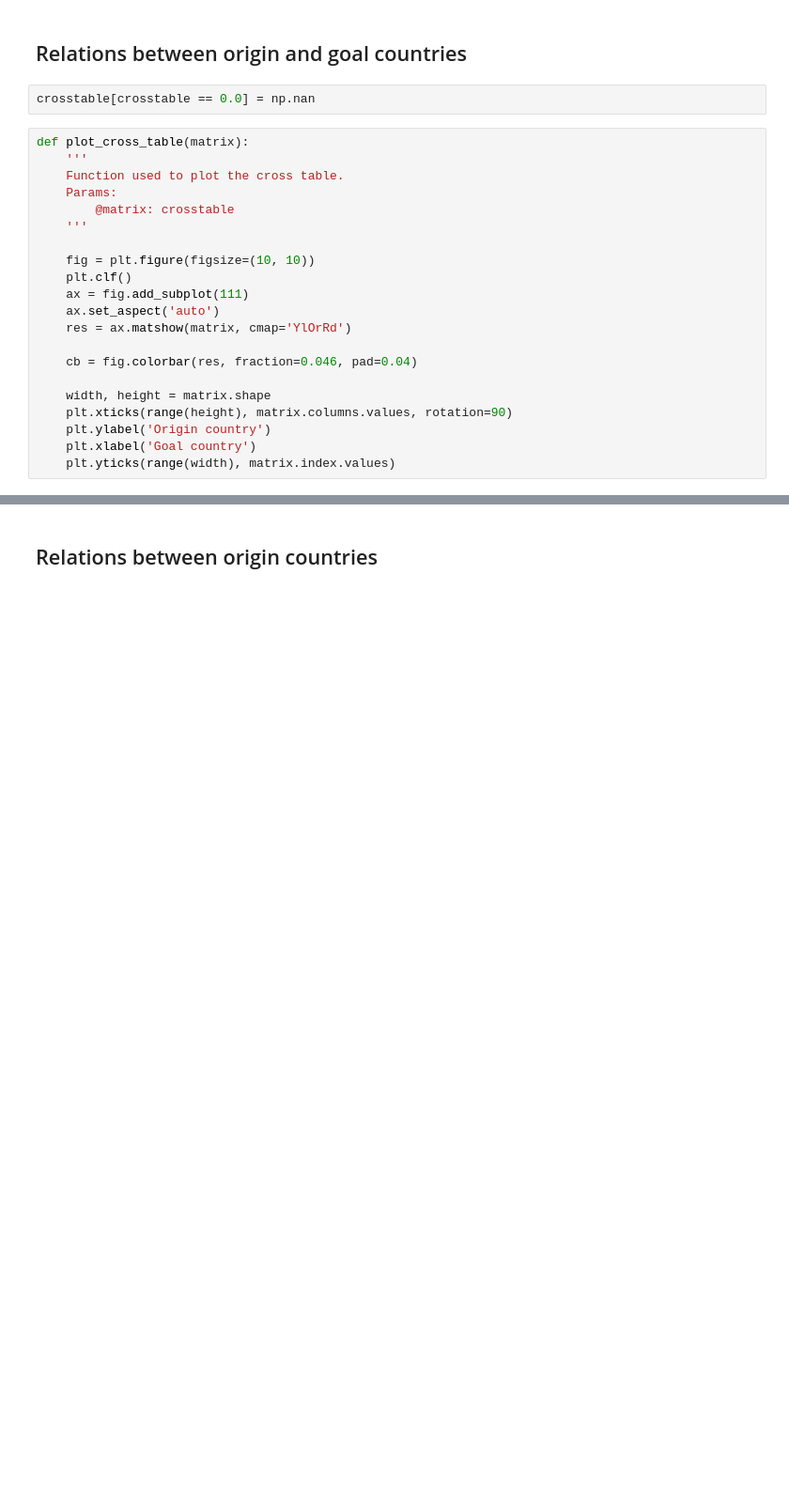
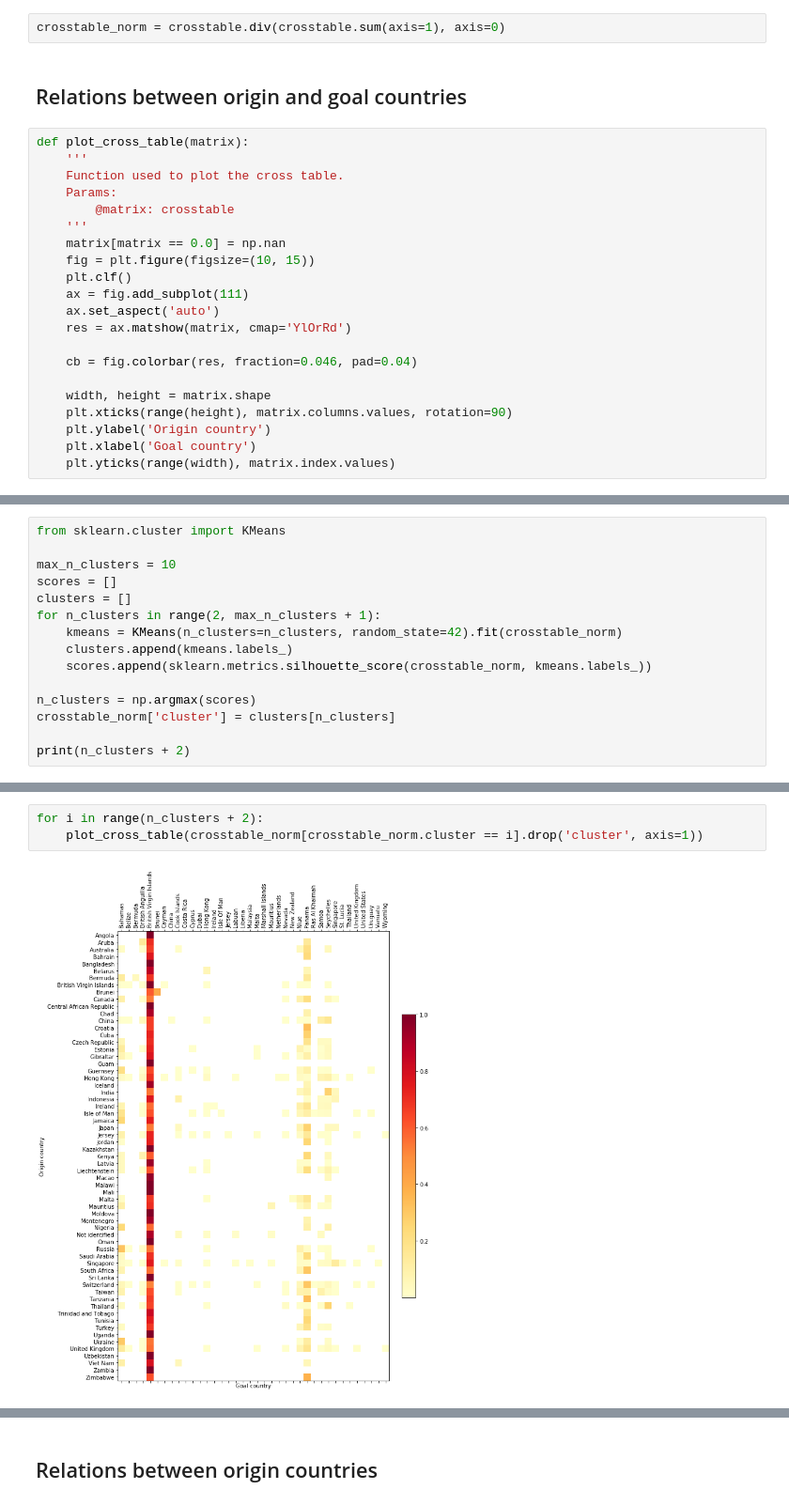
Before and after one commit to puccife/ADAHomeworks, a Jupyter notebook: project/Project_q3.ipynb, the cells around one changed output, grey strips where cells are left out. Shown at 94% size. Drawn from its saved outputs; the diff is of its cells as text; blank space fills up the shorter version.

Commit message:
use kmeans clustering to find patterns

```diff
--- a/project/Project_q3.ipynb
+++ b/project/Project_q3.ipynb
@@ -116,7 +119,7 @@ crosstable.drop('Not identified')
+# %%
+crosstable_norm = crosstable.div(crosstable.sum(axis=1), axis=0)
 # %% [markdown]
 ## Relations between origin and goal countries
-# %%
-crosstable[crosstable == 0.0] = np.nan
 # %%
 def plot_cross_table(matrix):
     '''
@@ -124,8 +127,8 @@ def plot_cross_table(matrix):
     Params:
         @matrix: crosstable
     '''
-
-    fig = plt.figure(figsize=(10, 10))
+    matrix[matrix == 0.0] = np.nan
+    fig = plt.figure(figsize=(10, 15))
     plt.clf()
     ax = fig.add_subplot(111)
     ax.set_aspect('auto')
@@ -156,0 +144,15 @@ for m in np.array_split(crosstable.apply(lambda col: col/col.sum()), 5): plot_cr
+# %%
+from sklearn.cluster import KMeans
+
+max_n_clusters = 10
+scores = []
+clusters = []
+for n_clusters in range(2, max_n_clusters + 1):
+    kmeans = KMeans(n_clusters=n_clusters, random_state=42).fit(crosstable_norm)
+    clusters.append(kmeans.labels_)
+    scores.append(sklearn.metrics.silhouette_score(crosstable_norm, kmeans.labels_))
+
+n_clusters = np.argmax(scores)
+crosstable_norm['cluster'] = clusters[n_clusters]
+
+print(n_clusters + 2)
@@ -156,0 +161,5 @@ for m in np.array_split(crosstable.apply(lambda col: col/col.sum()), 5): plot_cr
+# %%
+for i in range(n_clusters + 2):
+    plot_cross_table(crosstable_norm[crosstable_norm.cluster == i].drop('cluster', axis=1))
+# %% [output]
+[figure, added]
```
Also changed, not shown: parts of 10 cells of this notebook.
